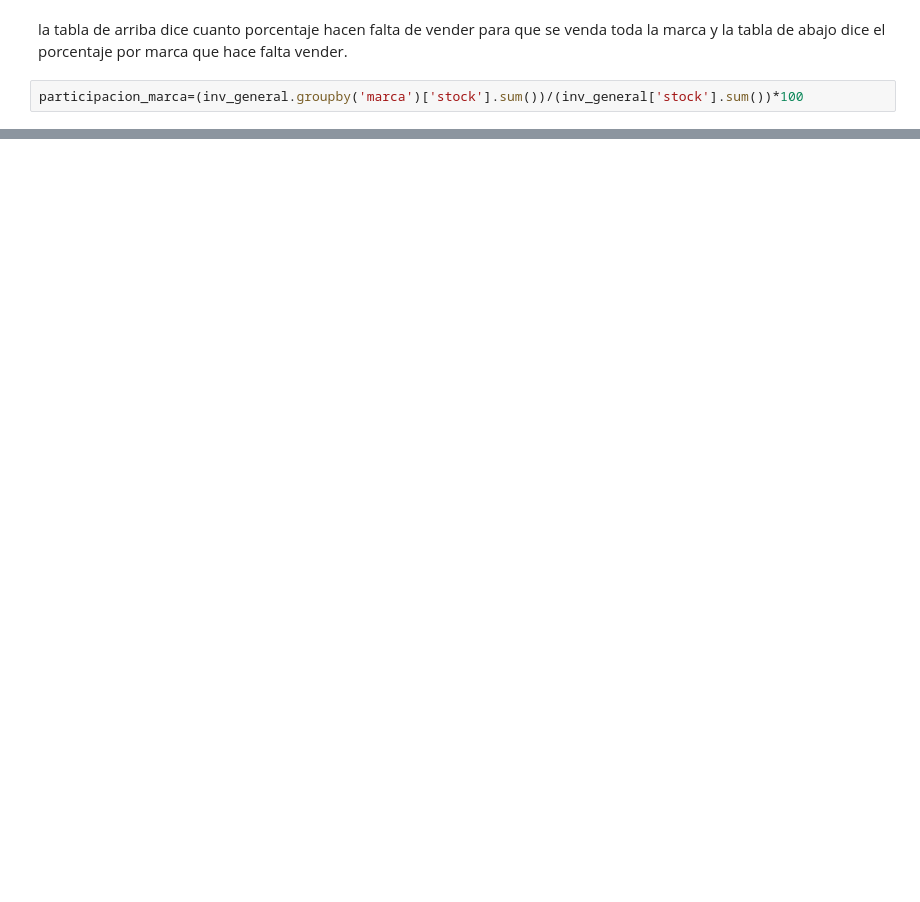
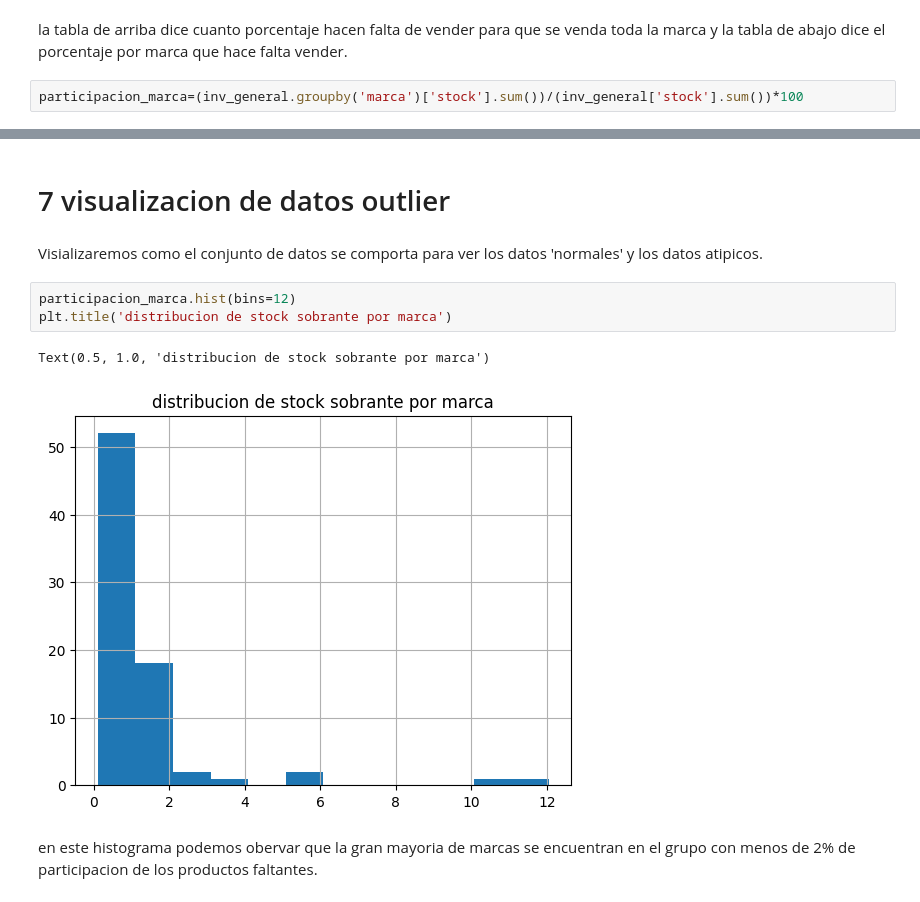
Before and after one commit to Adrian-estrada-chavez/clothing-sales-roi-analysis, a Jupyter notebook: notebooks/Clothing_sales_roi_analysis.ipynb, the cells around one changed output, grey strips where cells are left out. Saved outputs shown, nothing was run; the diff lists cells and outputs as text; blank space fills up the shorter version.

```diff
--- a/notebooks/Clothing_sales_roi_analysis.ipynb
+++ b/notebooks/Clothing_sales_roi_analysis.ipynb
@@ -964,0 +975,12 @@ y cultrua de datos
+# %% [markdown]
+# 7 visualizacion de datos outlier
+# %% [markdown]
+Visializaremos como el conjunto de datos se comporta para ver los datos 'normales' y los datos atipicos.
+# %%
+participacion_marca.hist(bins=12)
+plt.title('distribucion de stock sobrante por marca')
+# %% [output]
+Text(0.5, 1.0, 'distribucion de stock sobrante por marca')
+[figure, added]
+# %% [markdown]
+en este histograma podemos obervar que la gran mayoria de marcas se encuentran en el grupo con menos de 2% de participacion de los productos faltantes.
```
Also changed, not shown: parts of 19 cells of this notebook.
